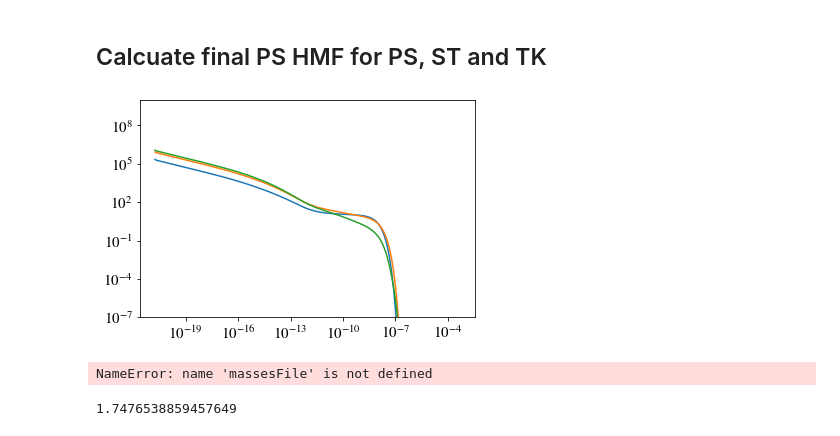
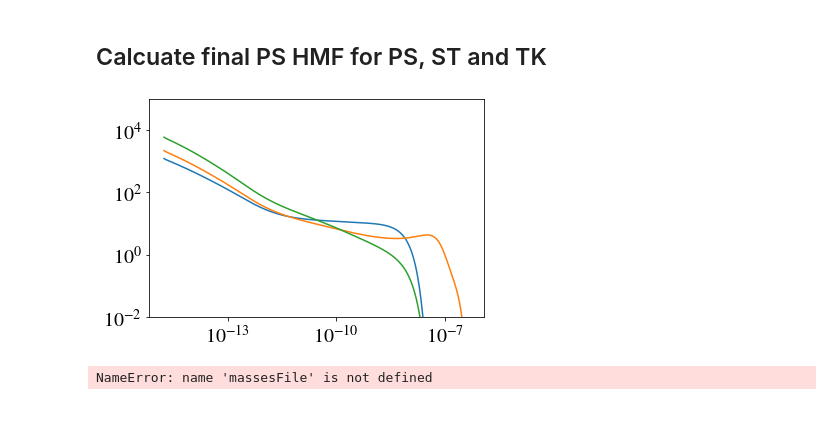
Before and after one commit to David-Ellis/m3p_merger, a Jupyter notebook: HaloConcs.ipynb, the cells around one changed output. Cells and saved outputs as stored; diff of their text form; code cells hidden in the pictures.

```diff
--- a/HaloConcs.ipynb
+++ b/HaloConcs.ipynb
@@ -643,19 +643,19 @@ print(p1)
 # %%
 z = 99
 
 HMF_PS, M, f_PS, sigma, blah = ps.PS_HMF(Pf, k, z=z, mode = 'PS')
 HMF_ST, M, f_PS, sigma, blah = ps.PS_HMF(Pf, k, z=z, mode = 'ST')
 HMF_TK, M, f_PS, sigma, blah = ps.PS_HMF(Pf, k, z=z, mode = 'TK')
 
 plt.loglog(M, HMF_PS*(1e-6)**3)
 plt.loglog(M, HMF_ST*(1e-6)**3)
 plt.loglog(M, HMF_TK*(1e-6)**3)
 
-plt.ylim(1e-7, 1e10)
+plt.ylim(1e-2, 1e5)
 
-np.save("FinalGraphs/Data/PSfinalHMF.npy", [M, HMF_PS*(1e-6)**3,HMF_ST*(1e-6)**3,HMF_TK*(1e-6)**3])
+#np.save("FinalGraphs/Data/PSfinalHMF.npy", [M, HMF_PS*(1e-6)**3,HMF_ST*(1e-6)**3,HMF_TK*(1e-6)**3])
 # %% [output]
-[figure, old version]
+[figure, new version]
 # %%
 matplotlib.rcParams['mathtext.fontset'] = 'stix'
 matplotlib.rcParams['font.family'] = 'STIXGeneral'
@@ -781,7 +781,3 @@ plt.plot([])
 plt.show()
 # %% [output]
 NameError: name 'massesFile' is not defined
-# %%
-ps.thresh(99)**0.99
-# %% [output]
-1.7476538859457649
```
Also changed, not shown: parts of 5 cells of this notebook, 1 other file.
